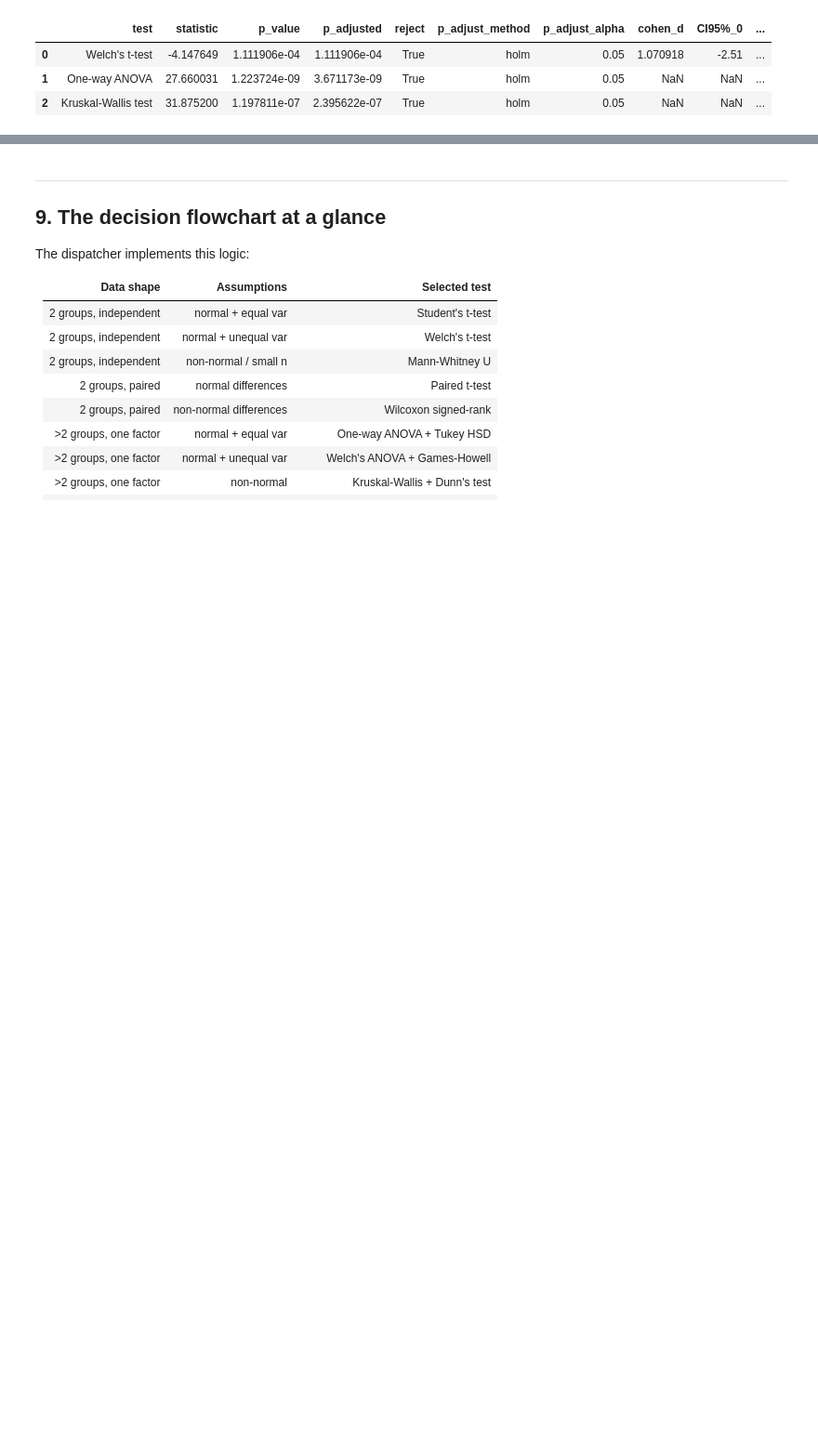
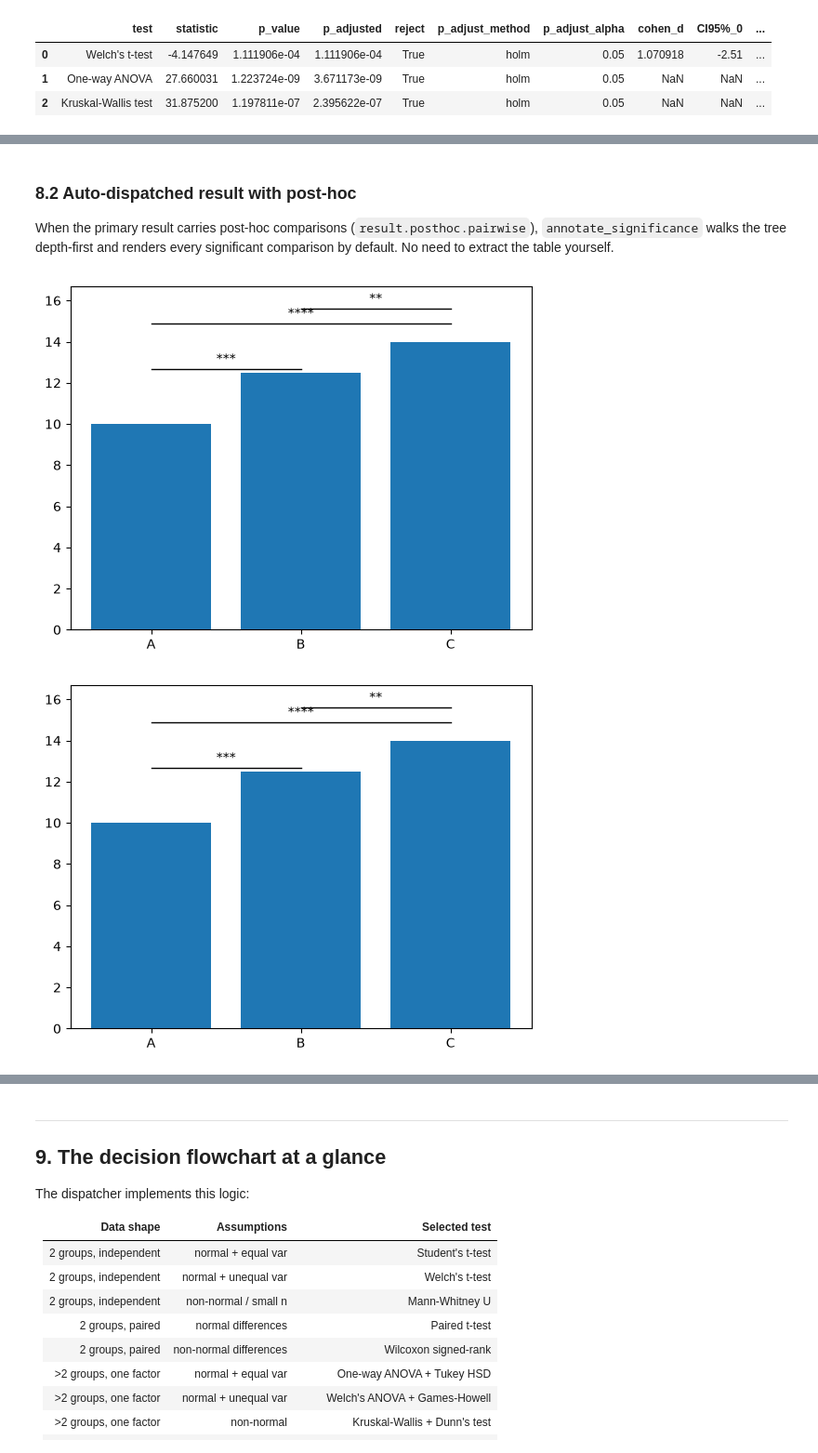
Before and after one commit to LucaMasin/pystars, a Jupyter notebook: examples/tutorial.ipynb, the cells around one changed output, grey strips where cells are left out. Shown at 93% size. Drawn from its saved outputs; the diff is of its cells as text; code cells hidden in the pictures; blank space fills up the shorter version.

```diff
--- a/examples/tutorial.ipynb
+++ b/examples/tutorial.ipynb
@@ -490,0 +523,16 @@ ps.to_dataframe([r_a, r_b, r_c], p_adjust="holm")
+# %% [markdown]
+### 8.2 Auto-dispatched result with post-hoc
+
+When the primary result carries post-hoc comparisons
+(`result.posthoc.pairwise`), `annotate_significance` walks the
+tree depth-first and renders every significant comparison by
+default. No need to extract the table yourself.
+# %%
+fig, ax = plt.subplots()
+ax.bar(["A", "B", "C"], [10.0, 12.5, 14.0])
+result_3g = ps.test(df_3group, value="value", group="group")
+ps.annotate_significance(ax, result_3g)  # all three significant pairs
+display(fig)
+# %% [output]
+[figure, added]
+[figure, added]
```
Also changed, not shown: parts of 12 cells of this notebook, 9 other files.
